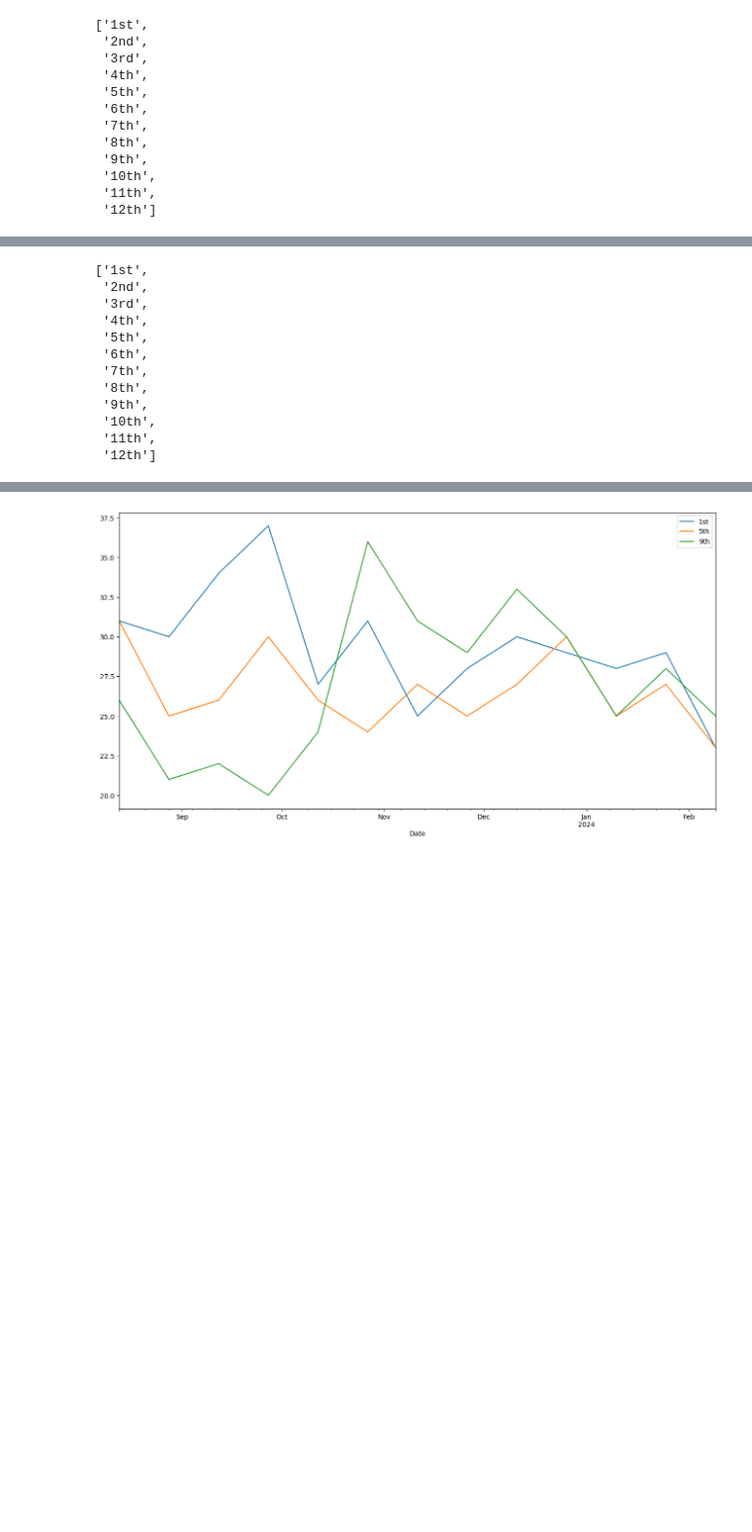
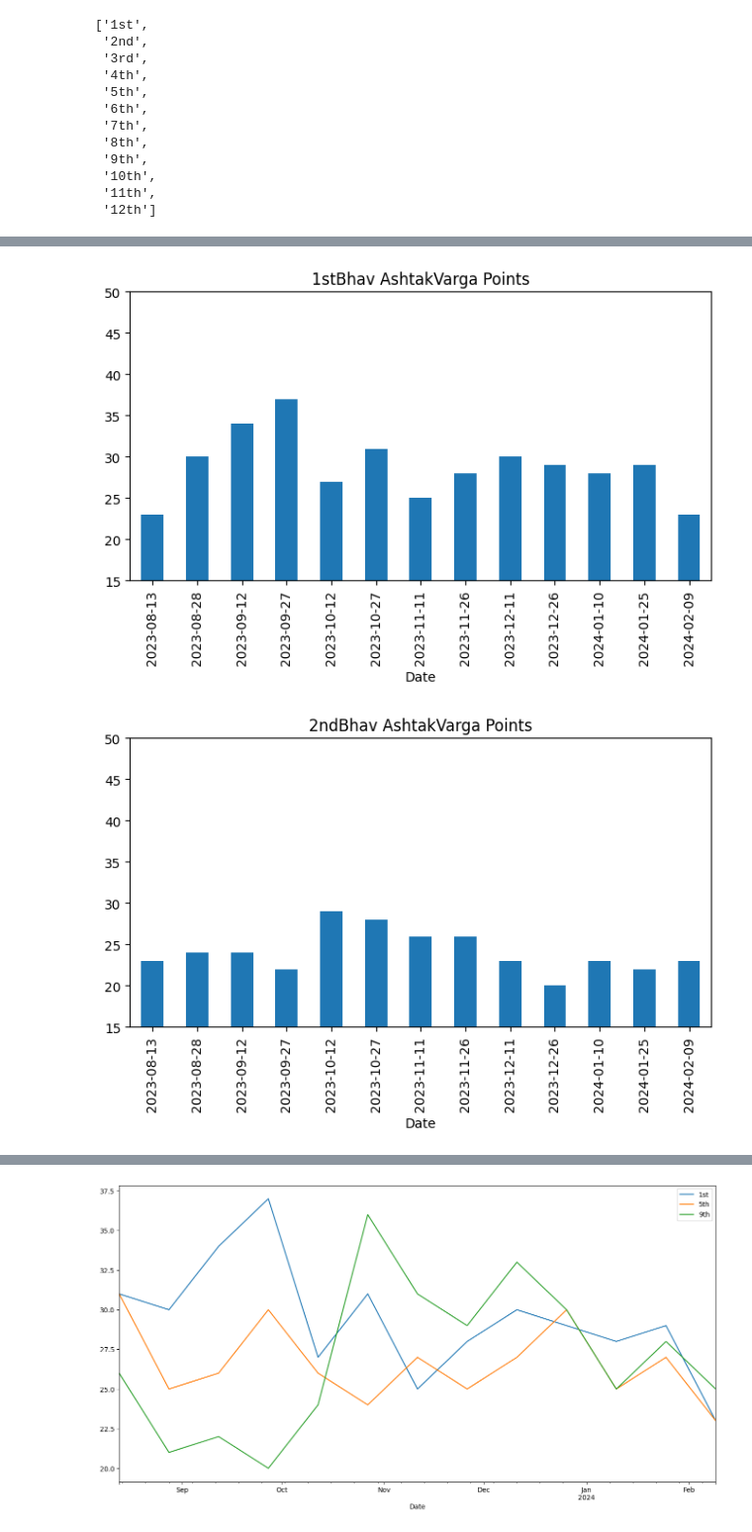
Before and after one commit to prithwis/parashar21, a Jupyter notebook: P21_45_11_AshtakVarga_Gochar_Series.ipynb, the cells around one changed output, grey strips where cells are left out. Shown: that part at 99% size. Drawn from its saved outputs; the diff is of its cells as text; code cells hidden in the pictures; blank space fills up the shorter version.

```diff
--- a/P21_45_11_AshtakVarga_Gochar_Series.ipynb
+++ b/P21_45_11_AshtakVarga_Gochar_Series.ipynb
@@ -592,18 +592,15 @@ df8V_Bhav.head()
 | 2023-09-27 | 37 | 22 | 27 | 27 | 30 | 31 | 29 | 31 | 20 | 27 | 32 | ... |
 | 2023-10-12 | 27 | 29 | 31 | 23 | 26 | 30 | 32 | 31 | 24 | 28 | 29 | ... |
 # %%
-BhavCols = p21.BhavList[1:]
-BhavCols
+#BhavCols = p21.BhavList[1:]
+#BhavCols
-# %% [output]
-['1st',
- '2nd',
- '3rd',
- '4th',
- '5th',
- '6th',
- '7th',
- '8th',
- '9th',
- '10th',
- '11th',
- '12th']
+# %%
+for i in p21.BhavList[1:]:
+    L = [i]
+    txt = L[0] + 'Bhav AshtakVarga Points'
+    t = df8V_Bhav.plot(y=L,kind='bar', ylim=(15, 50), figsize = (8,4), title = txt, legend=False).get_figure();
+    iName =
+    t.savefig('test.png')
+# %% [output]
+[figure, added]
+[figure, added]
```
Also changed, not shown: parts of 14 cells of this notebook.
